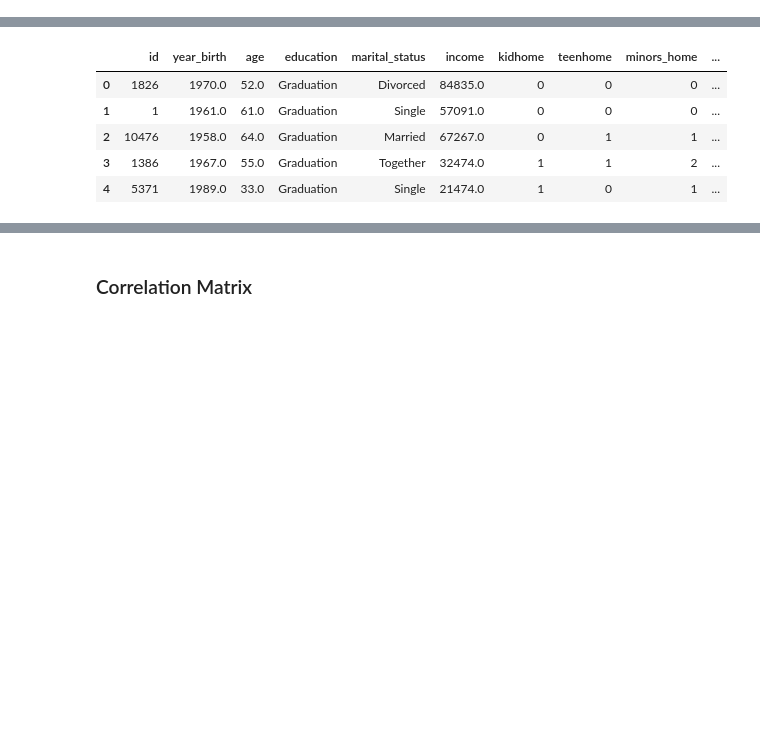
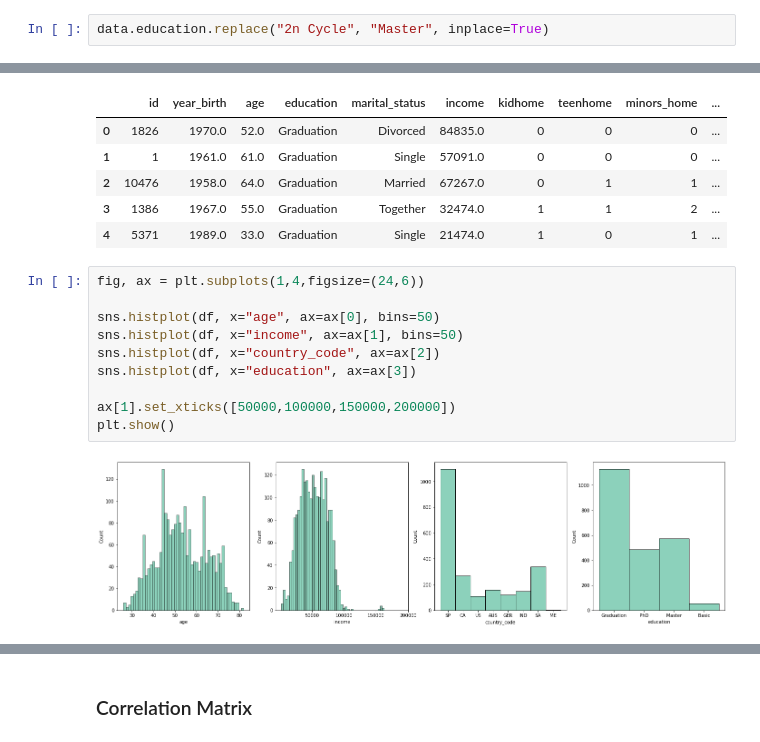
Before and after one commit to mr-emreerturk/Marketing-Analytics_EDA, a Jupyter notebook: notebook_eda.ipynb, the cells around one changed output, grey strips where cells are left out. Saved outputs shown, nothing was run; the diff lists cells and outputs as text; blank space fills up the shorter version.

```diff
--- a/notebook_eda.ipynb
+++ b/notebook_eda.ipynb
@@ -217,3 +236,5 @@ data['accepted_cmp_total'] = data[campaigns_column].sum(axis=1)
+# %%
+data.education.replace("2n Cycle", "Master", inplace=True)
 # %% [markdown]
 ### Reorder columns
 # %%
@@ -279,3 +302,15 @@ df.head()
 | 2 | 10476 | 1958.0 | 64.0 | Graduation | Married | 67267.0 | 0 | 1 | 1 | ... |
 | 3 | 1386 | 1967.0 | 55.0 | Graduation | Together | 32474.0 | 1 | 1 | 2 | ... |
 | 4 | 5371 | 1989.0 | 33.0 | Graduation | Single | 21474.0 | 1 | 0 | 1 | ... |
+# %%
+fig, ax = plt.subplots(1,4,figsize=(24,6))
+
+sns.histplot(df, x="age", ax=ax[0], bins=50)
+sns.histplot(df, x="income", ax=ax[1], bins=50)
+sns.histplot(df, x="country_code", ax=ax[2])
+sns.histplot(df, x="education", ax=ax[3])
+
+ax[1].set_xticks([50000,100000,150000,200000])
+plt.show()
+# %% [output]
+[figure, added]
```
Also changed, not shown: parts of 6 cells of this notebook.
